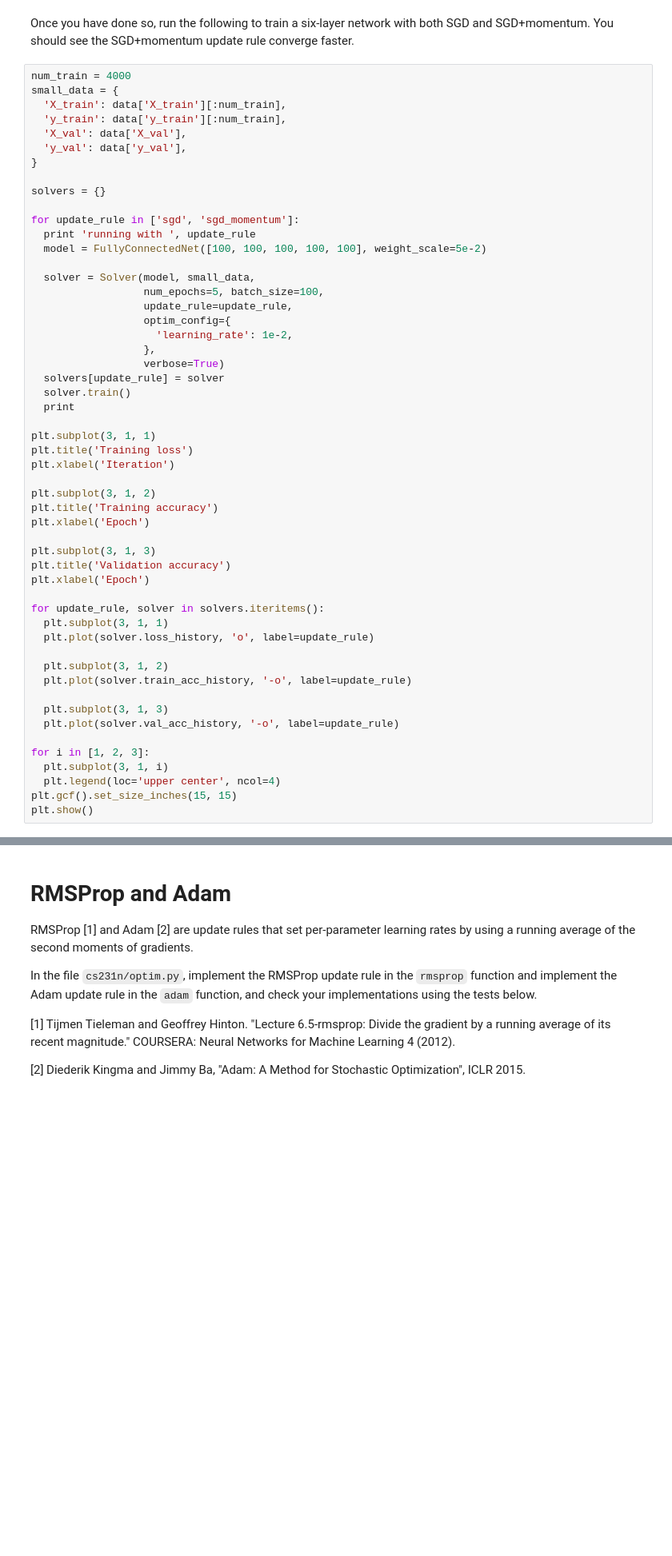
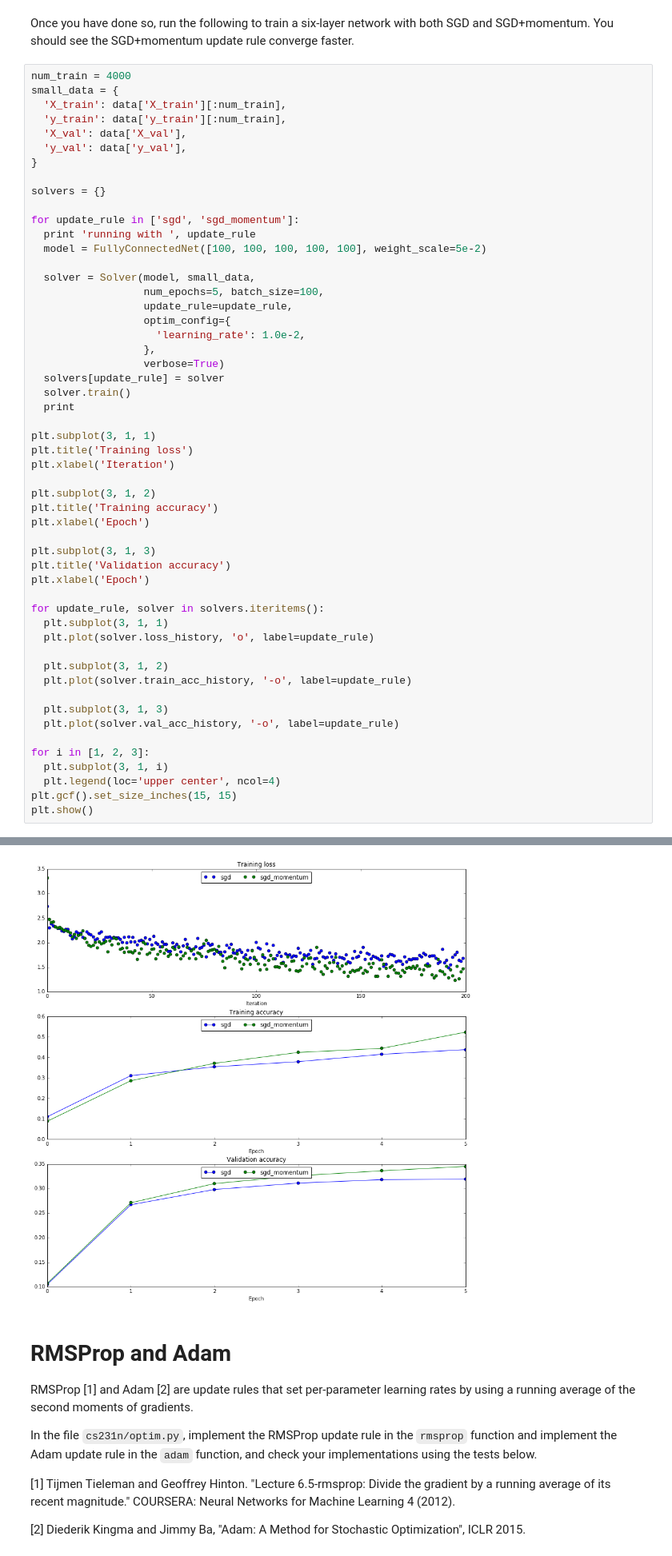
Before and after one commit to kperkins411/CS231n_Assign2, a Jupyter notebook: FullyConnectedNets.ipynb, the cells around one changed output, grey strips where cells are left out. Shown at 80% size. Drawn from its saved outputs; the diff is of its cells as text; blank space fills up the shorter version.

```diff
--- a/FullyConnectedNets.ipynb
+++ b/FullyConnectedNets.ipynb
@@ -582,7 +585,7 @@ for update_rule in ['sgd', 'sgd_momentum']:
                   num_epochs=5, batch_size=100,
                   update_rule=update_rule,
                   optim_config={
-                    'learning_rate': 1e-2,
+                    'learning_rate': 1.0e-2,
                   },
                   verbose=True)
   solvers[update_rule] = solver
@@ -616,3 +619,4 @@ for i in [1, 2, 3]:
   plt.legend(loc='upper center', ncol=4)
 plt.gcf().set_size_inches(15, 15)
 plt.show()
+# %% [output]
@@ -619,3 +640,4 @@ plt.show()
+[figure, added]
 # %% [markdown]
 # RMSProp and Adam
 RMSProp [1] and Adam [2] are update rules that set per-parameter learning rates by using a running average of the second moments of gradients.
```
Also changed, not shown: parts of 14 cells of this notebook, 1 other file.
